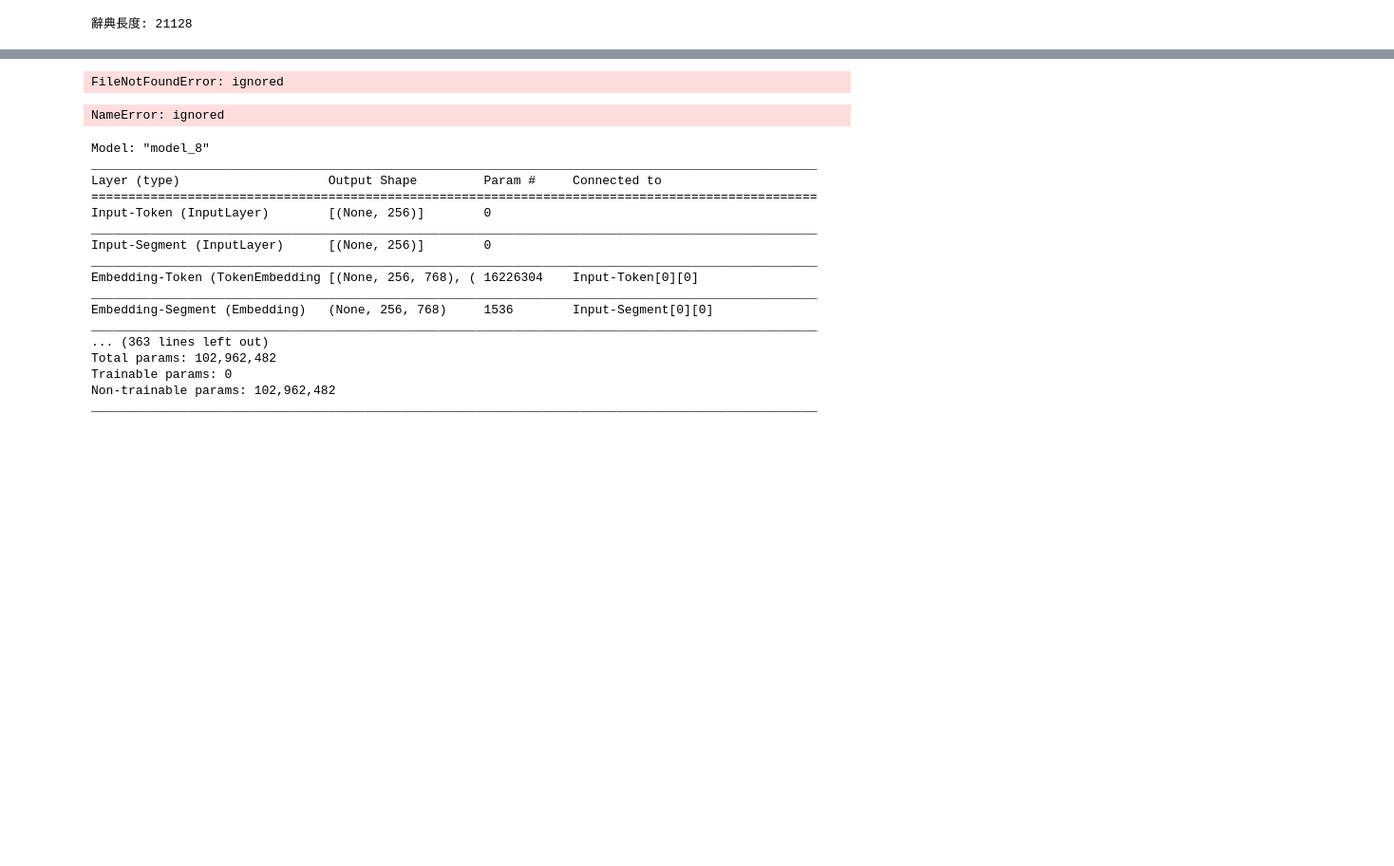
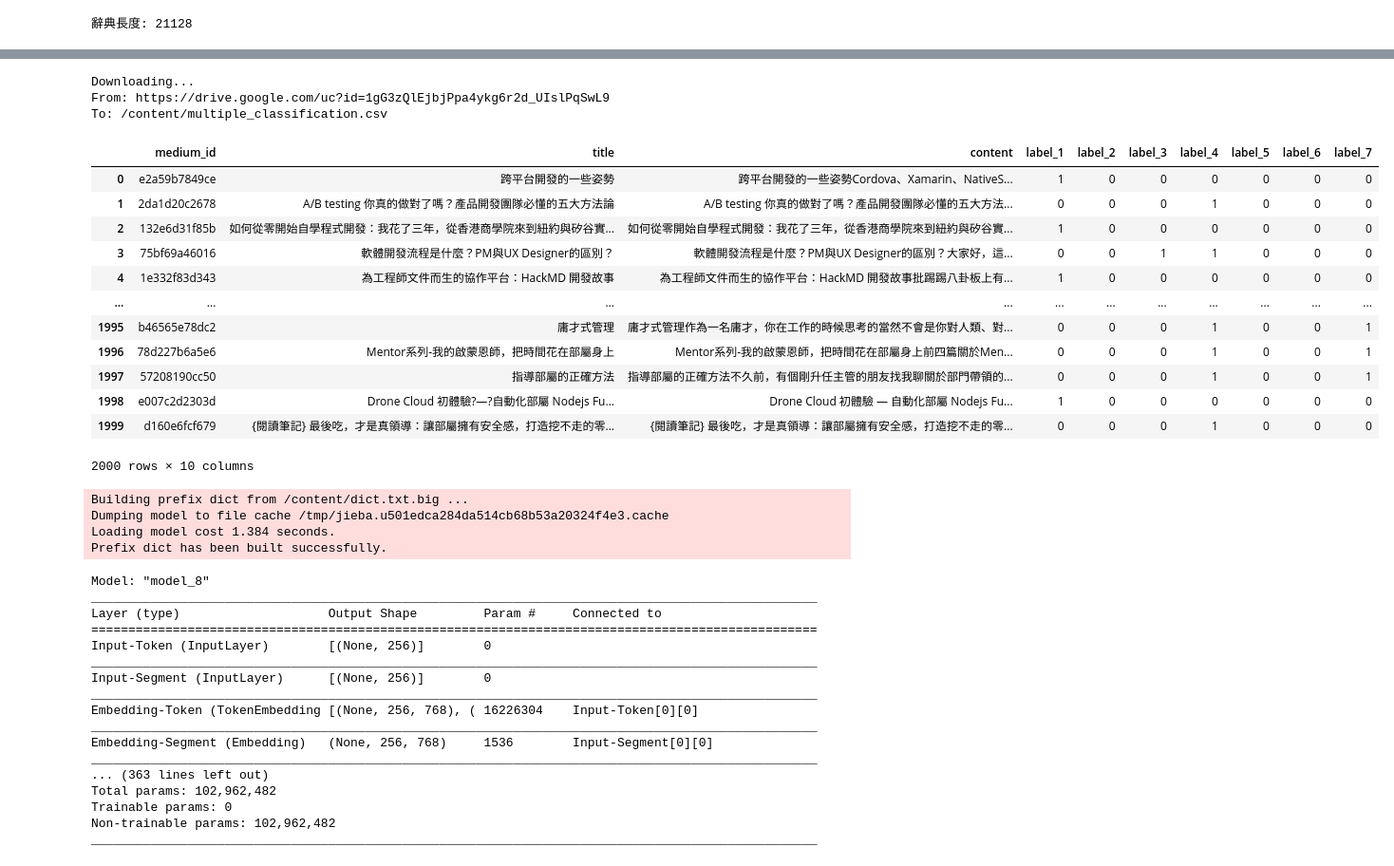
Before and after one commit to Shopping-Yuan/bert_project, a Jupyter notebook: classification/bert_classify.ipynb, the cells around one changed output, grey strips where cells are left out. Shown at 95% size. Cells and saved outputs as stored; diff of their text form; code cells hidden in the pictures; blank space fills up the shorter version.

```diff
--- a/classification/bert_classify.ipynb
+++ b/classification/bert_classify.ipynb
@@ -113,21 +112,40 @@ total_df = DB.IntputFindCmd(f"SELECT content FROM main WHERE (label_1 = '1' OR l
-# %%
-#讀取資料(由檔案)
-if not os.path.exists ("multiple_classification.csv"):
-  url = "https://github.com/Shopping-Yuan/bert_project/blob/main/classification/multiple_classification.csv"
-  urlretrieve(url, "multiple_classification.csv")
-total_df = pd.read_csv("multiple_classification.csv")
-# %% [output]
-FileNotFoundError: ignored
+# %%
+#讀取資料(由檔案)
+!gdown --id "1gG3zQlEjbjPpa4ykg6r2d_UIslPqSwL9" --output multiple_classification.csv
+total_df = pd.read_csv("multiple_classification.csv")
+# %% [output]
+Downloading...
+From: https://drive.google.com/uc?id=1gG3zQlEjbjPpa4ykg6r2d_UIslPqSwL9
+To: /content/multiple_classification.csv
+# %%
+total_df
+# %% [output]
+|  | medium_id | title | content | label_1 | label_2 | label_3 | label_4 | label_5 | label_6 | label_7 |
+| 0 | e2a59b7849ce | 跨平台開發的一些姿勢 | 跨平台開發的一些姿勢Cordova、Xamarin、NativeS... | 1 | 0 | 0 | 0 | 0 | 0 | 0 |
+| 1 | 2da1d20c2678 | A/B testing 你真的做對了嗎？產品開發團隊必懂的五大方法論 | A/B testing 你真的做對了嗎？產品開發團隊必懂的五大方法... | 0 | 0 | 0 | 1 | 0 | 0 | 0 |
+| 2 | 132e6d31f85b | 如何從零開始自學程式開發：我花了三年，從香港商學院來到紐約與矽谷實... | 如何從零開始自學程式開發：我花了三年，從香港商學院來到紐約與矽谷實... | 1 | 0 | 0 | 0 | 0 | 0 | 0 |
+| 3 | 75bf69a46016 | 軟體開發流程是什麼？PM與UX Designer的區別？ | 軟體開發流程是什麼？PM與UX Designer的區別？大家好，這... | 0 | 0 | 1 | 1 | 0 | 0 | 0 |
+| 4 | 1e332f83d343 | 為工程師文件而生的協作平台：HackMD 開發故事 | 為工程師文件而生的協作平台：HackMD 開發故事批踢踢八卦板上有... | 1 | 0 | 0 | 0 | 0 | 0 | 0 |
+| ... | ... | ... | ... | ... | ... | ... | ... | ... | ... | ... |
+| 1995 | b46565e78dc2 | 庸才式管理 | 庸才式管理作為一名庸才，你在工作的時候思考的當然不會是你對人類、對... | 0 | 0 | 0 | 1 | 0 | 0 | 1 |
+| 1996 | 78d227b6a5e6 | Mentor系列-我的啟蒙恩師，把時間花在部屬身上 | Mentor系列-我的啟蒙恩師，把時間花在部屬身上前四篇關於Men... | 0 | 0 | 0 | 1 | 0 | 0 | 1 |
+| 1997 | 57208190cc50 | 指導部屬的正確方法 | 指導部屬的正確方法不久前，有個剛升任主管的朋友找我聊關於部門帶領的... | 0 | 0 | 0 | 1 | 0 | 0 | 1 |
+| 1998 | e007c2d2303d | Drone Cloud 初體驗?—?自動化部屬 Nodejs Fu... | Drone Cloud 初體驗 — 自動化部屬 Nodejs Fu... | 1 | 0 | 0 | 0 | 0 | 0 | 0 |
+| 1999 | d160e6fcf679 | {閱讀筆記} 最後吃，才是真領導：讓部屬擁有安全感，打造挖不走的零... | {閱讀筆記} 最後吃，才是真領導：讓部屬擁有安全感，打造挖不走的零... | 0 | 0 | 0 | 1 | 0 | 0 | 0 |
+2000 rows × 10 columns
 # %%
 #準備輸入
 from sklearn.model_selection import train_test_split
+train_x, test_x, train_y, test_y = train_test_split(total_df["content"],total_df.iloc[:,3:10],test_size = 0.2, random_state=0)
 train_list_x = prepare_input(train_x)
 test_list_x = prepare_input(test_x)
 train_y = train_y.astype('float32')
 test_y = test_y.astype('float32')
-train_x, test_x, train_y, test_y = train_test_split(total_df["content"],total_df.iloc[:,3:10],test_size = 0.2, random_state=0)
 # %% [output]
-NameError: ignored
+Building prefix dict from /content/dict.txt.big ...
+Dumping model to file cache /tmp/jieba.u501edca284da514cb68b53a20324f4e3.cache
+Loading model cost 1.384 seconds.
+Prefix dict has been built successfully.
 # %%
 #調整權重:1為該篇文章符合某類別,0為不符合該類別,由於0和1的比例差距,故調整權重
 num_of_ones = np.count_nonzero(train_y == 1)
```
Also changed, not shown: parts of 6 cells of this notebook.
